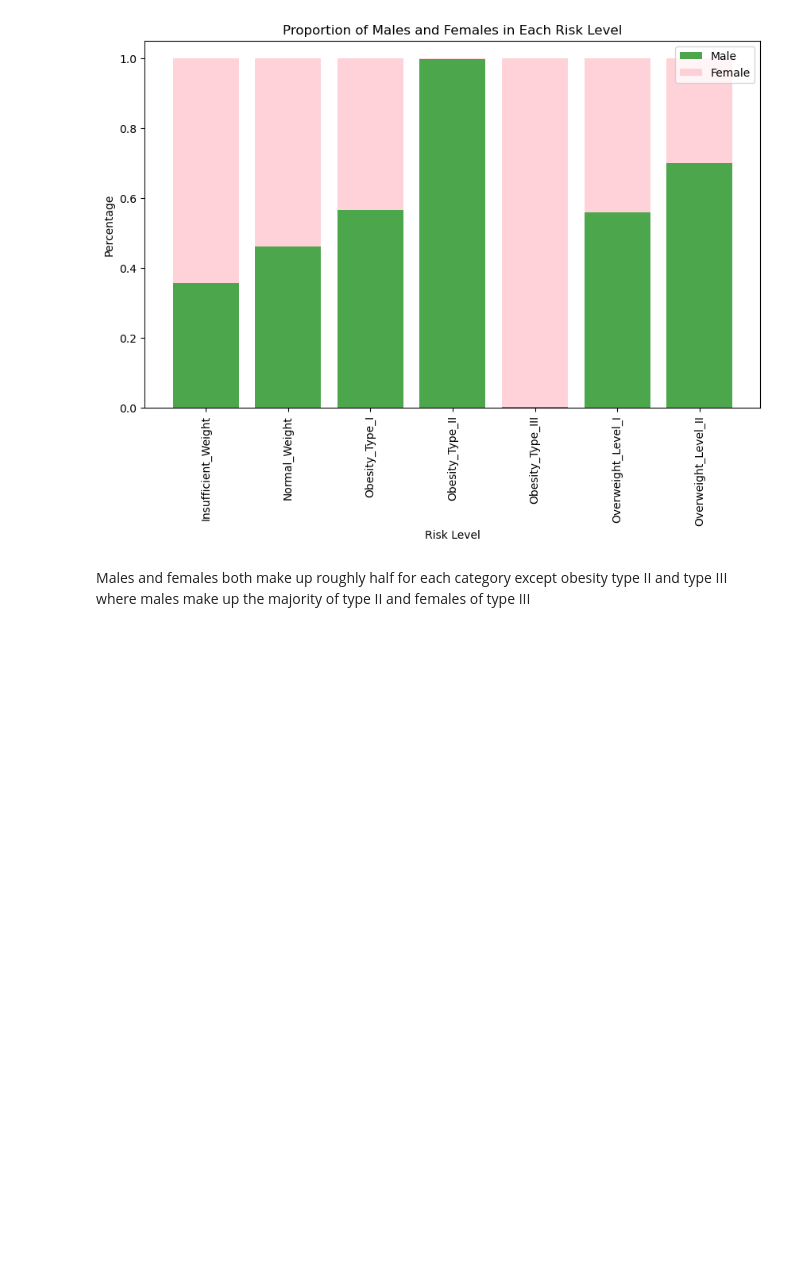
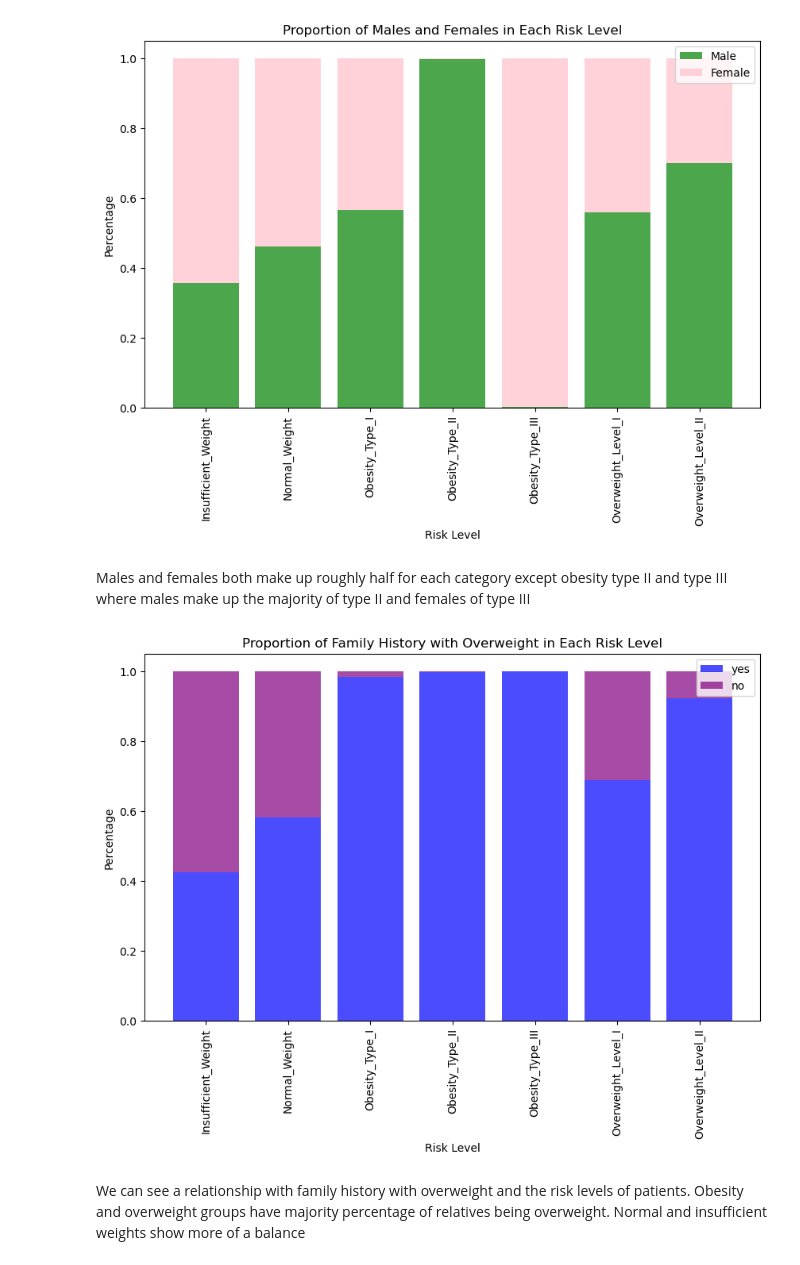
Before and after one commit to sofialaval/Kaggle_Competition-Prediction_of_Obesity_Risk, a Jupyter notebook: Code/EDA.ipynb, the cells around one changed output. Drawn from its saved outputs; the diff is of its cells as text; code cells hidden in the pictures; blank space fills up the shorter version.

```diff
--- a/Code/EDA.ipynb
+++ b/Code/EDA.ipynb
@@ -85,3 +77,22 @@ plt.show()
 [figure]
 # %% [markdown]
 Males and females both make up roughly half for each category except obesity type II and type III where males make up the majority of type II and females of type III
+# %%
+prop_yes = df_train[df_train['family_history_with_overweight'] == 'yes'].groupby('NObeyesdad').size() / df_train.groupby('NObeyesdad')['family_history_with_overweight'].count()
+prop_no = df_train[df_train['family_history_with_overweight'] == 'no'].groupby('NObeyesdad').size() / df_train.groupby('NObeyesdad')['family_history_with_overweight'].count()
+fig, ax = plt.subplots(figsize=(10, 6))
+# Plotting for yes
+ax.bar(prop_yes.index, prop_yes, label='yes', alpha=0.7, color='blue')
+# Plotting for no
+ax.bar(prop_no.index, prop_no, label='no', alpha=0.7, color='purple', bottom=prop_yes)
+ax.set_title('Proportion of Family History with Overweight in Each Risk Level')
+ax.set_xticks(range(len(prop_yes.index)))
+ax.set_xticklabels(prop_yes.index, rotation=90)
+ax.set_xlabel('Risk Level')
+ax.set_ylabel('Percentage')
+ax.legend()
+plt.show()
+# %% [output]
+[figure, added]
+# %% [markdown]
+We can see a relationship with family history with overweight and the risk levels of patients. Obesity and overweight groups have majority percentage of relatives being overweight. Normal and insufficient weights show more of a balance
```
Also changed, not shown: parts of 8 cells of this notebook.
